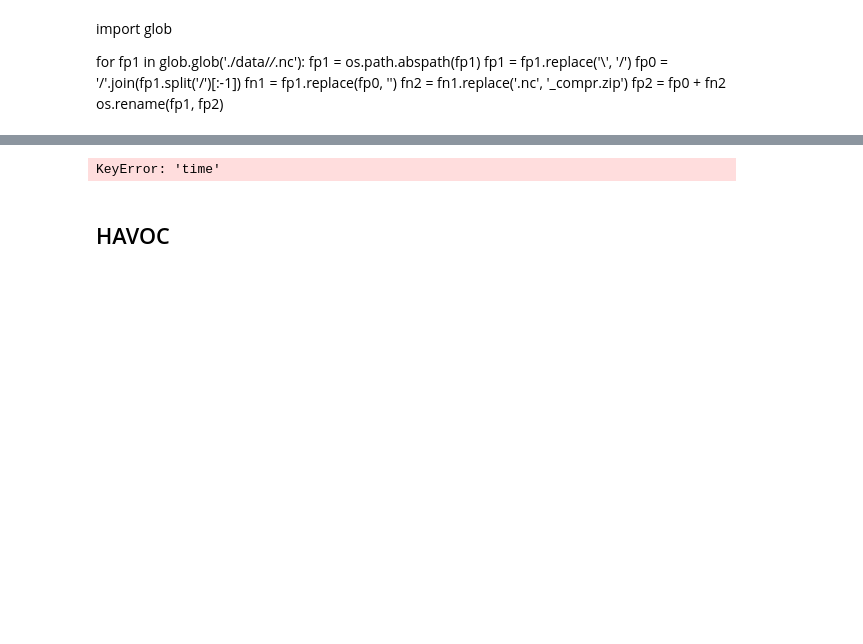
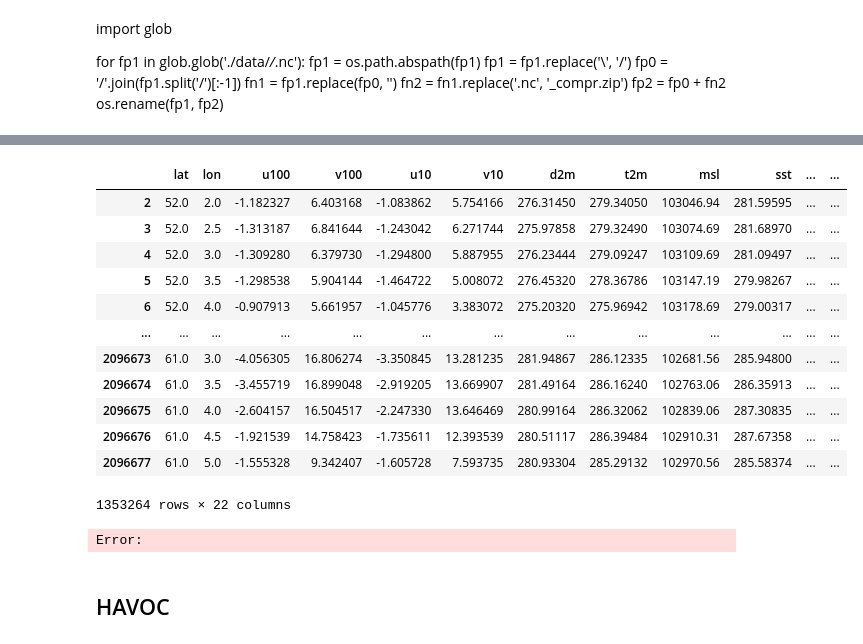
Before and after one commit to markusMM/deep_koopmann_simulation, a Jupyter notebook: notebooks/hamburg_harbor_data_retrieval.ipynb, the cells around one changed output, grey strips where cells are left out. Cells and saved outputs as stored; diff of their text form; code cells hidden in the pictures; blank space fills up the shorter version.

```diff
--- a/notebooks/hamburg_harbor_data_retrieval.ipynb
+++ b/notebooks/hamburg_harbor_data_retrieval.ipynb
@@ -235,15 +150,41 @@ plt.show()
+# %%
+df =  df.merge(df_sum[['lat', 'lon', 'miss']], on=['lat', 'lon'], how='left')
+df_all = df.copy()
+# %%
+df = df[~df['miss']]
+# %%
+df['tp_zero'] = df['tp'] == 0
+# %%
+# Convert time column to datetime if not already
+df['time'] = pd.to_datetime(df['time'])
+df['hour'] = df['time'].dt.hour
+df['date'] = df['time'].dt.date
+df = df.drop('time', axis=1)
+# %%
+df
+# %% [output]
+|  | lat | lon | u100 | v100 | u10 | v10 | d2m | t2m | msl | sst | ... | ... |
+| 2 | 52.0 | 2.0 | -1.182327 | 6.403168 | -1.083862 | 5.754166 | 276.31450 | 279.34050 | 103046.94 | 281.59595 | ... | ... |
+| 3 | 52.0 | 2.5 | -1.313187 | 6.841644 | -1.243042 | 6.271744 | 275.97858 | 279.32490 | 103074.69 | 281.68970 | ... | ... |
+| 4 | 52.0 | 3.0 | -1.309280 | 6.379730 | -1.294800 | 5.887955 | 276.23444 | 279.09247 | 103109.69 | 281.09497 | ... | ... |
+| 5 | 52.0 | 3.5 | -1.298538 | 5.904144 | -1.464722 | 5.008072 | 276.45320 | 278.36786 | 103147.19 | 279.98267 | ... | ... |
+| 6 | 52.0 | 4.0 | -0.907913 | 5.661957 | -1.045776 | 3.383072 | 275.20320 | 275.96942 | 103178.69 | 279.00317 | ... | ... |
+| ... | ... | ... | ... | ... | ... | ... | ... | ... | ... | ... | ... | ... |
+| 2096673 | 61.0 | 3.0 | -4.056305 | 16.806274 | -3.350845 | 13.281235 | 281.94867 | 286.12335 | 102681.56 | 285.94800 | ... | ... |
+| 2096674 | 61.0 | 3.5 | -3.455719 | 16.899048 | -2.919205 | 13.669907 | 281.49164 | 286.16240 | 102763.06 | 286.35913 | ... | ... |
+| 2096675 | 61.0 | 4.0 | -2.604157 | 16.504517 | -2.247330 | 13.646469 | 280.99164 | 286.32062 | 102839.06 | 287.30835 | ... | ... |
+| 2096676 | 61.0 | 4.5 | -1.921539 | 14.758423 | -1.735611 | 12.393539 | 280.51117 | 286.39484 | 102910.31 | 287.67358 | ... | ... |
+| 2096677 | 61.0 | 5.0 | -1.555328 | 9.342407 | -1.605728 | 7.593735 | 280.93304 | 285.29132 | 102970.56 | 285.58374 | ... | ... |
+1353264 rows × 22 columns
 # %%
-# Convert time column to datetime if not already
-raw_df['time'] = pd.to_datetime(raw_df['time'])
-raw_df['hour'] = raw_df['time'].dt.to_period('H')
-
-# Aggregate to monthly mean (modify 'value_variable' to actual variable name)
-variables = [col for col in raw_df.columns if col not in ['time', 'month', 'longitude', 'latitude']]
-monthly_data = raw_df.groupby(['hour', 'longitude', 'latitude'])[variables].mean().reset_index()
-
 # Save to parquet
-monthly_data.to_parquet("hourly_era5_data.parquet")
+df.to_parquet(
+    f"D:/data/cfd/era5/{start_date}--{end_date}__hourly_era5_data.parquet",
+    partition_cols=['date', 'hour', 'lat', 'lon', 'tp_zero'],
+    compression='gzip',
+    engine='fastparquet'
+)
 # %% [output]
-KeyError: 'time'
+Error:
 # %% [markdown]
 ## HAVOC
```
Also changed, not shown: parts of 17 cells of this notebook, 4 other files.
